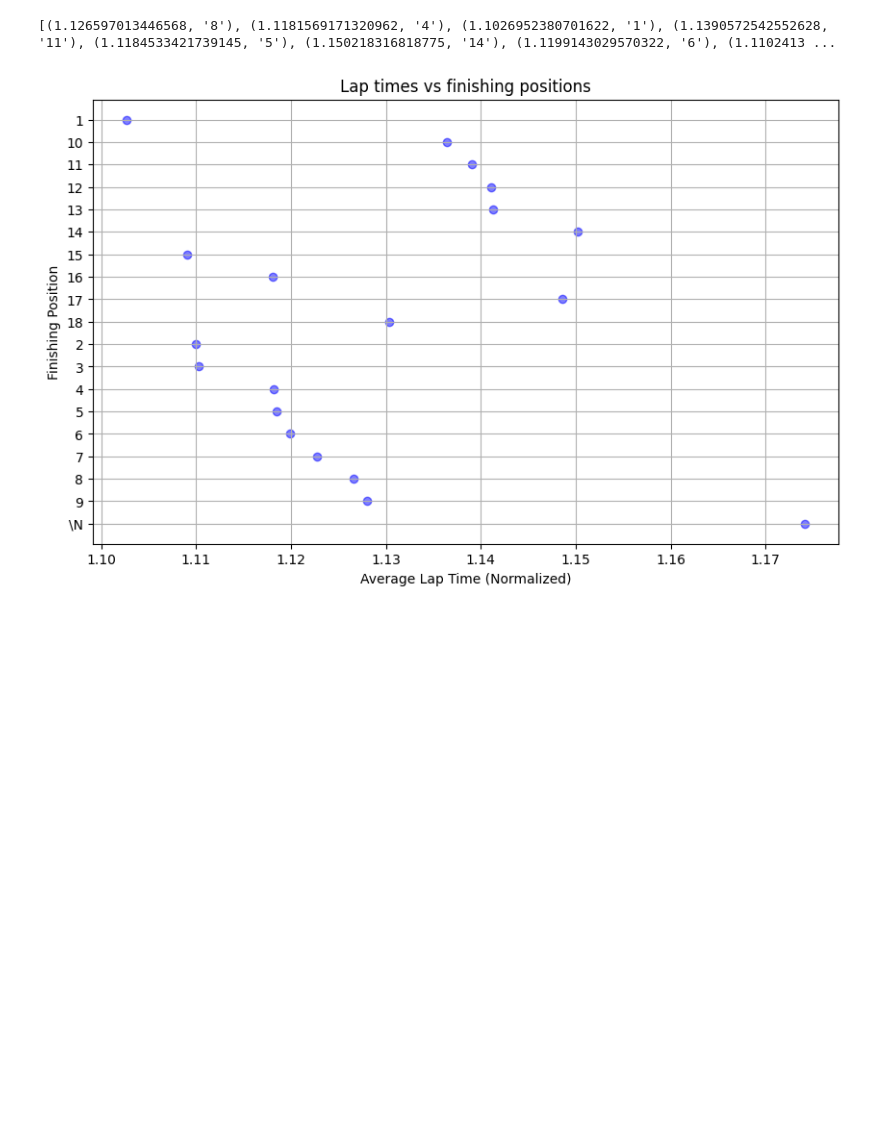
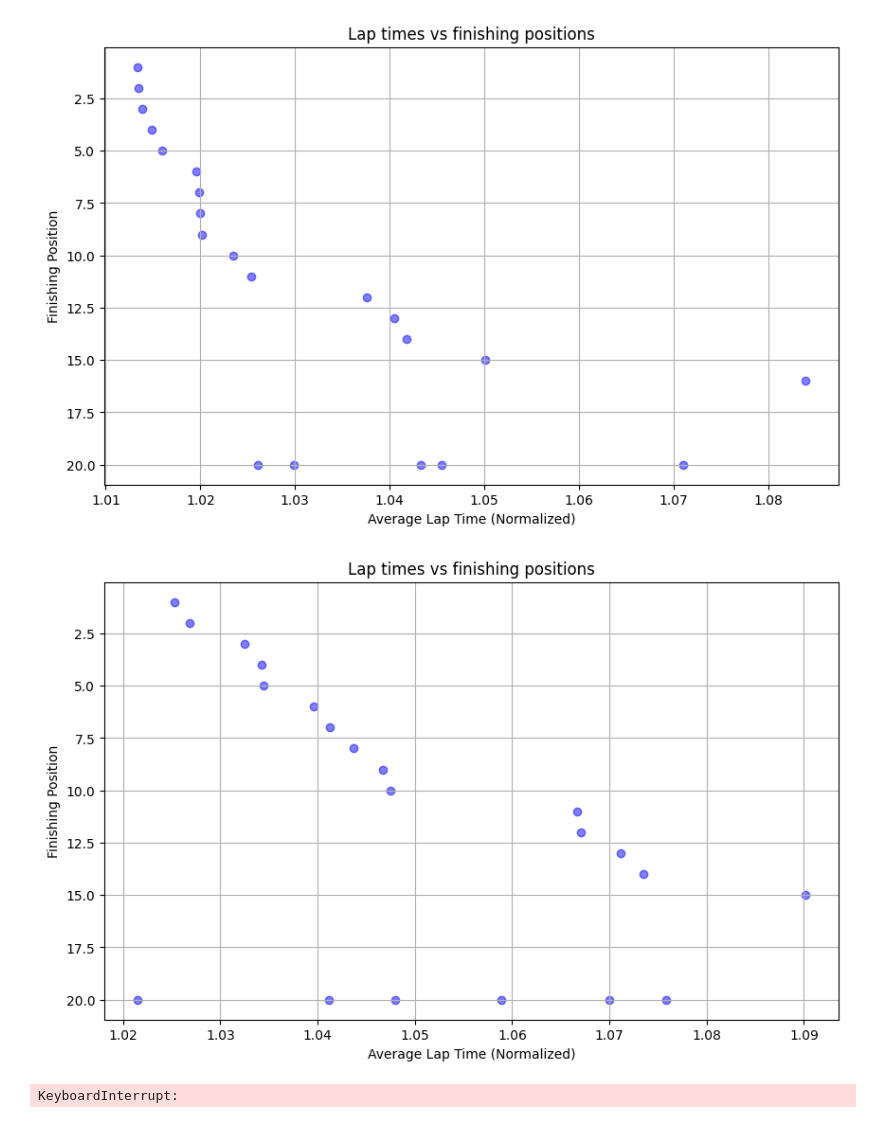
Before and after one commit to alexiaionescu222/applied_ML_project_group11, a Jupyter notebook: rob_testing/make_training_data.ipynb, the cells around one changed output. Cells and saved outputs as stored; diff of their text form; code cells hidden in the pictures; blank space fills up the shorter version.

Commit message:
sorted plots to show relation between average normalized laptime compared to finishing position

```diff
--- a/rob_testing/make_training_data.ipynb
+++ b/rob_testing/make_training_data.ipynb
@@ -8,18 +8,15 @@ races = pd.read_csv("data/races.csv")
 lap_times = pd.read_csv("data/lap_times.csv")
 results = pd.read_csv("data/results.csv")
 
-# Iterate through each race
 for race_id in races['raceId']:
     plot_data = {}
-    race_id += 1  # Increment race ID (if needed)
+    race_id += 200
 
-    # Filter lap times and results for the current race
     laptimes_race = lap_times[lap_times['raceId'] == race_id]
     results_race = results[results['raceId'] == race_id]
     amount_of_laps = laptimes_race['lap'].unique().max()
     current_shortest = float('inf')
 
-    # Iterate through each lap
     for lap in laptimes_race['lap'].unique():
         driver_laptimes = laptimes_race[laptimes_race['lap'] == lap].sort_values('position')
         driver_laptimes = driver_laptimes.merge(results_race[['driverId', 'position']], on='driverId')
@@ -41,48 +38,41 @@ for race_id in races['raceId']:
             plot_data[driver_id].append(driver_data['milliseconds'].values[0])
 
     # Calculate average normalized lap time for each driver
     for driver_id in plot_data:
         plot_data[driver_id] = float(sum(plot_data[driver_id]) / len(plot_data[driver_id]))
 
     # Get finishing positions
     finishing_positions = results_race[['driverId', 'position']].set_index('driverId').to_dict()['position']
     for driver_id in plot_data:
         if driver_id in finishing_positions:
-            plot_data[driver_id] = (plot_data[driver_id], int(finishing_positions[driver_id]))
+            position = finishing_positions[driver_id]
+            if position == '\\N':
+                position = 20
+            else:
+                position = int(position)
+            plot_data[driver_id] = (plot_data[driver_id], int(position))
         else:
-            plot_data[driver_id] = (plot_data[driver_id], 20)  # Default position if missing
+            plot_data[driver_id] = (plot_data[driver_id], 20)
 
-    # Sort the plot data by finishing position
     plot_data = [value for value in plot_data.values()]
-    print(plot_data)
     plot_data = sorted(plot_data, key=lambda x: x[1])
     x_values = []
     y_values = []
-    # Extract x and y values for plotting
     for nlt, fp in plot_data:
         x_values.append(nlt)
         y_values.append(fp)
- # Finishing positions
 
     # Create the plot
     plt.figure(figsize=(10, 6))
     plt.title("Lap times vs finishing positions")
     plt.xlabel("Average Lap Time (Normalized)")
     plt.ylabel("Finishing Position")
     plt.grid()
-
-    # Scatter plot
     plt.scatter(x_values, y_values, c='blue', alpha=0.5)
-
-    # Invert the y-axis so 1st position is at the top
     plt.gca().invert_yaxis()
-
-    # Show the plot
     plt.show()
-
-    # Pause for a moment before processing the next race
-    time.sleep(1)
-    break
+    time.sleep(4)
 # %% [output]
+[figure, new version]
+[figure, added]
-[(1.126597013446568, '8'), (1.1181569171320962, '4'), (1.1026952380701622, '1'), (1.1390572542552628, '11'), (1.1184533421739145, '5'), (1.150218316818775, '14'), (1.1199143029570322, '6'), (1.1102413 ...
+KeyboardInterrupt:
-[figure, old version]
```
